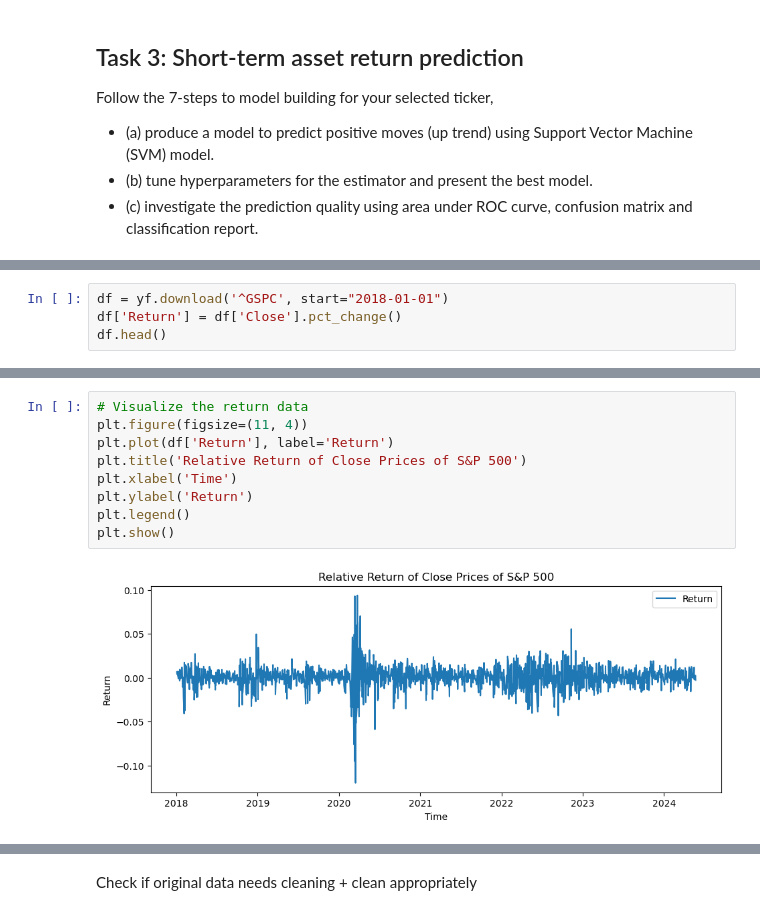
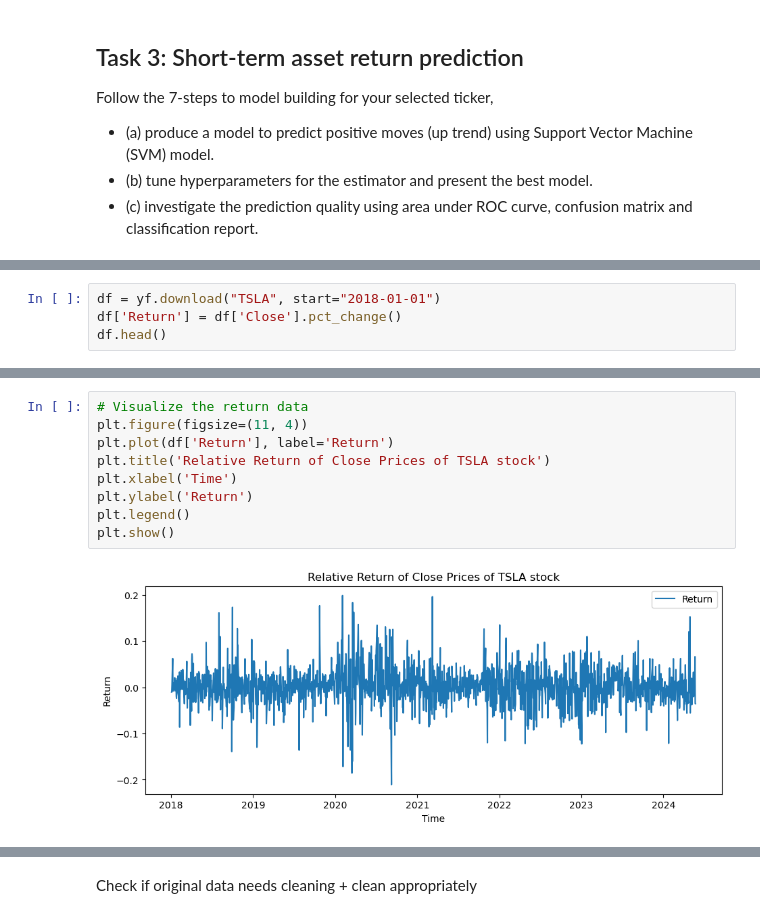
Before and after one commit to heidi123123/cqf, a Jupyter notebook: Exams/3/Exam 3.ipynb, the cells around one changed output, grey strips where cells are left out. Saved outputs shown, nothing was run; the diff lists cells and outputs as text.

```diff
--- a/Exams/3/Exam 3.ipynb
+++ b/Exams/3/Exam 3.ipynb
@@ -133,5 +141,5 @@ import yfinance as yf
 # %%
-df = yf.download('^GSPC', start="2018-01-01")
+df = yf.download("TSLA", start="2018-01-01")
 df['Return'] = df['Close'].pct_change()
 df.head()
 # %% [output]
@@ -174,14 +182,14 @@ df.head()
 # %%
 # Visualize the return data
 plt.figure(figsize=(11, 4))
 plt.plot(df['Return'], label='Return')
-plt.title('Relative Return of Close Prices of S&P 500')
+plt.title('Relative Return of Close Prices of TSLA stock')
 plt.xlabel('Time')
 plt.ylabel('Return')
 plt.legend()
 plt.show()
 # %% [output]
-[figure, old version]
+[figure, new version]
 # %%
 # Descriptive statistics
 df.describe().T
```
Also changed, not shown: parts of 23 cells of this notebook, 1 other file.
